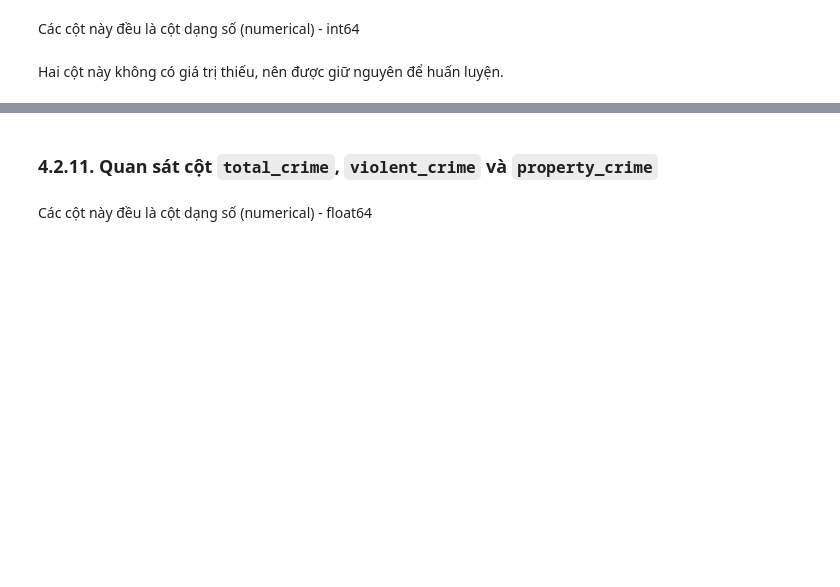
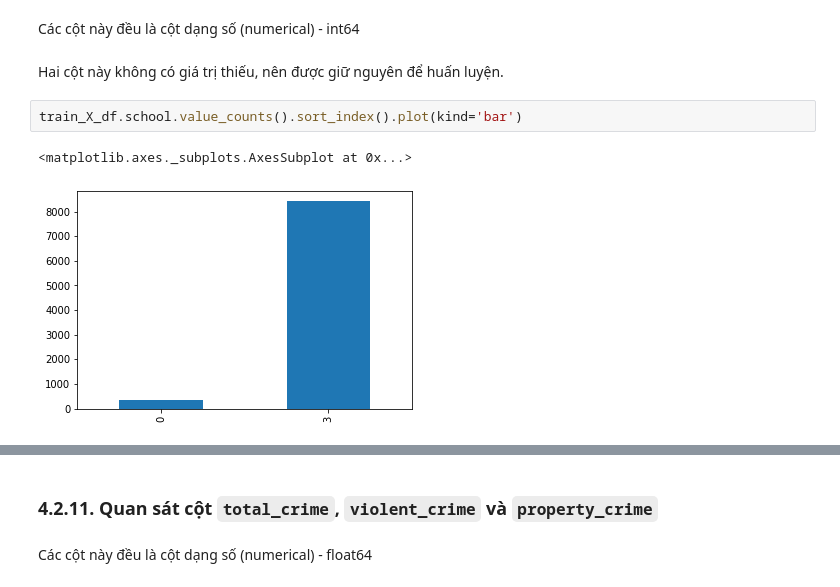
Before and after one commit to dpnam/DS-Final-Project, a Jupyter notebook: real-estate-California/HousePrice_California.ipynb, the cells around one changed output, grey strips where cells are left out. Saved outputs shown, nothing was run; the diff lists cells and outputs as text; blank space fills up the shorter version.

```diff
--- a/real-estate-California/HousePrice_California.ipynb
+++ b/real-estate-California/HousePrice_California.ipynb
@@ -1258,3 +1284,8 @@ Name: 0, Length: 8763, dtype: object
 Các cột này đều là cột dạng số (numerical) - int64
 # %% [markdown]
 Hai cột này không có giá trị thiếu, nên được giữ nguyên để huấn luyện.
+# %%
+train_X_df.school.value_counts().sort_index().plot(kind='bar')
+# %% [output]
+<matplotlib.axes._subplots.AxesSubplot at 0x...>
+[figure, added]
```
Also changed, not shown: parts of 32 cells of this notebook.
